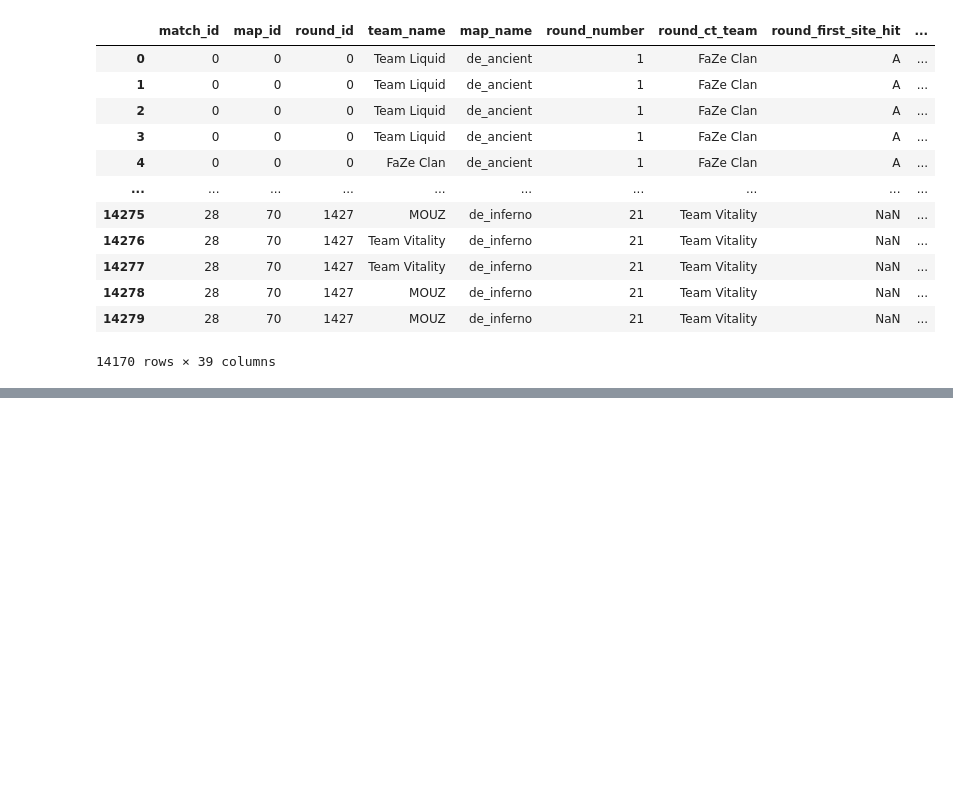
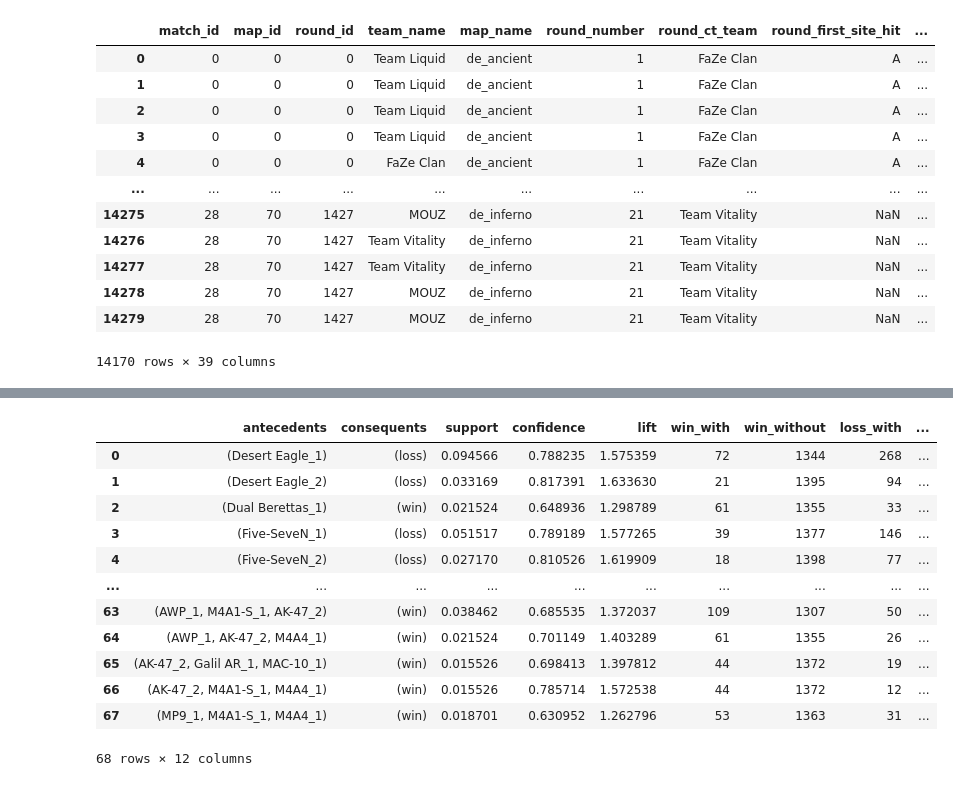
Before and after one commit to iwillreku3206/CSMODEL-MP, a Jupyter notebook: inventory.ipynb, the cells around one changed output, grey strips where cells are left out. Saved outputs shown, nothing was run; the diff lists cells and outputs as text; code cells hidden in the pictures; blank space fills up the shorter version.

```diff
--- a/inventory.ipynb
+++ b/inventory.ipynb
@@ -241,30 +189,32 @@ winloss_rules
 # %%
-def baskets_with_rule(rule: frozenset[str]):
+def baskets_with_rule(baskets_df: pd.DataFrame, rule: frozenset[str]):
     return baskets_df.loc[baskets_df['marked_basket'].apply(lambda x: [item in x for item in rule]).apply(all)]
 
-def baskets_without_rule(rule: frozenset[str]):
+def baskets_without_rule(baskets_df: pd.DataFrame, rule: frozenset[str]):
     return baskets_df.loc[baskets_df['marked_basket'].apply(lambda x: [item in x for item in rule]).apply(all).apply(lambda x : not x)]
 
 
-def count_win_with(rule: frozenset[str]):
-    valid_baskets_df = baskets_with_rule(rule)
+def count_win_with(baskets_df: pd.DataFrame, rule: frozenset[str]):
+    valid_baskets_df = baskets_with_rule(baskets_df, rule)
     return len(valid_baskets_df.loc[valid_baskets_df['result'] == 'win'])
 
-def count_win_without(rule: frozenset[str]):
-    valid_baskets_df = baskets_without_rule(rule)
+def count_win_without(baskets_df: pd.DataFrame, rule: frozenset[str]):
+    valid_baskets_df = baskets_without_rule(baskets_df, rule)
     return len(valid_baskets_df.loc[valid_baskets_df['result'] == 'win'])
 
-def count_loss_with(rule: frozenset[str]):
-    valid_baskets_df = baskets_with_rule(rule)
+def count_loss_with(baskets_df: pd.DataFrame, rule: frozenset[str]):
+    valid_baskets_df = baskets_with_rule(baskets_df, rule)
     return len(valid_baskets_df.loc[valid_baskets_df['result'] == 'loss'])
 
-def count_loss_without(rule: frozenset[str]):
-    valid_baskets_df = baskets_without_rule(rule)
+def count_loss_without(baskets_df: pd.DataFrame, rule: frozenset[str]):
+    valid_baskets_df = baskets_without_rule(baskets_df, rule)
     return len(valid_baskets_df.loc[valid_baskets_df['result'] == 'loss'])
 
-winloss_rules = winloss_rules.assign(win_with=winloss_rules['antecedents'].apply(count_win_with))
-winloss_rules = winloss_rules.assign(win_without=winloss_rules['antecedents'].apply(count_win_without))
-winloss_rules = winloss_rules.assign(loss_with=winloss_rules['antecedents'].apply(count_loss_with))
-winloss_rules = winloss_rules.assign(loss_without=winloss_rules['antecedents'].apply(count_loss_without))
 
-winloss_rules
+def get_chi_square_counts(baskets_df: pd.DataFrame, rules_df: pd.DataFrame):
+    rules_df = rules_df.assign(win_with=rules_df['antecedents'].apply(lambda x: count_win_with(baskets_df, x)))
+    rules_df = rules_df.assign(win_without=rules_df['antecedents'].apply(lambda x: count_win_without(baskets_df, x)))
+    rules_df = rules_df.assign(loss_with=rules_df['antecedents'].apply(lambda x: count_loss_with(baskets_df, x)))
+    rules_df = rules_df.assign(loss_without=rules_df['antecedents'].apply(lambda x: count_loss_without(baskets_df, x)))
+
+    return rules_df
@@ -300,0 +243,16 @@ winloss_rules.sort_values(by='confidence', ascending=True)
+# %%
+get_rules_chisquare_table(demos_inventory, 20, 0.05)
+# %% [output]
+|  | antecedents | consequents | support | confidence | lift | win_with | win_without | loss_with | ... |
+| 0 | (Desert Eagle_1) | (loss) | 0.094566 | 0.788235 | 1.575359 | 72 | 1344 | 268 | ... |
+| 1 | (Desert Eagle_2) | (loss) | 0.033169 | 0.817391 | 1.633630 | 21 | 1395 | 94 | ... |
+| 2 | (Dual Berettas_1) | (win) | 0.021524 | 0.648936 | 1.298789 | 61 | 1355 | 33 | ... |
+| 3 | (Five-SeveN_1) | (loss) | 0.051517 | 0.789189 | 1.577265 | 39 | 1377 | 146 | ... |
+| 4 | (Five-SeveN_2) | (loss) | 0.027170 | 0.810526 | 1.619909 | 18 | 1398 | 77 | ... |
+| ... | ... | ... | ... | ... | ... | ... | ... | ... | ... |
+| 63 | (AWP_1, M4A1-S_1, AK-47_2) | (win) | 0.038462 | 0.685535 | 1.372037 | 109 | 1307 | 50 | ... |
+| 64 | (AWP_1, AK-47_2, M4A4_1) | (win) | 0.021524 | 0.701149 | 1.403289 | 61 | 1355 | 26 | ... |
+| 65 | (AK-47_2, Galil AR_1, MAC-10_1) | (win) | 0.015526 | 0.698413 | 1.397812 | 44 | 1372 | 19 | ... |
+| 66 | (AK-47_2, M4A1-S_1, M4A4_1) | (win) | 0.015526 | 0.785714 | 1.572538 | 44 | 1372 | 12 | ... |
+| 67 | (MP9_1, M4A1-S_1, M4A4_1) | (win) | 0.018701 | 0.630952 | 1.262796 | 53 | 1363 | 31 | ... |
+68 rows × 12 columns
```
Also changed, not shown: parts of 12 cells of this notebook.
